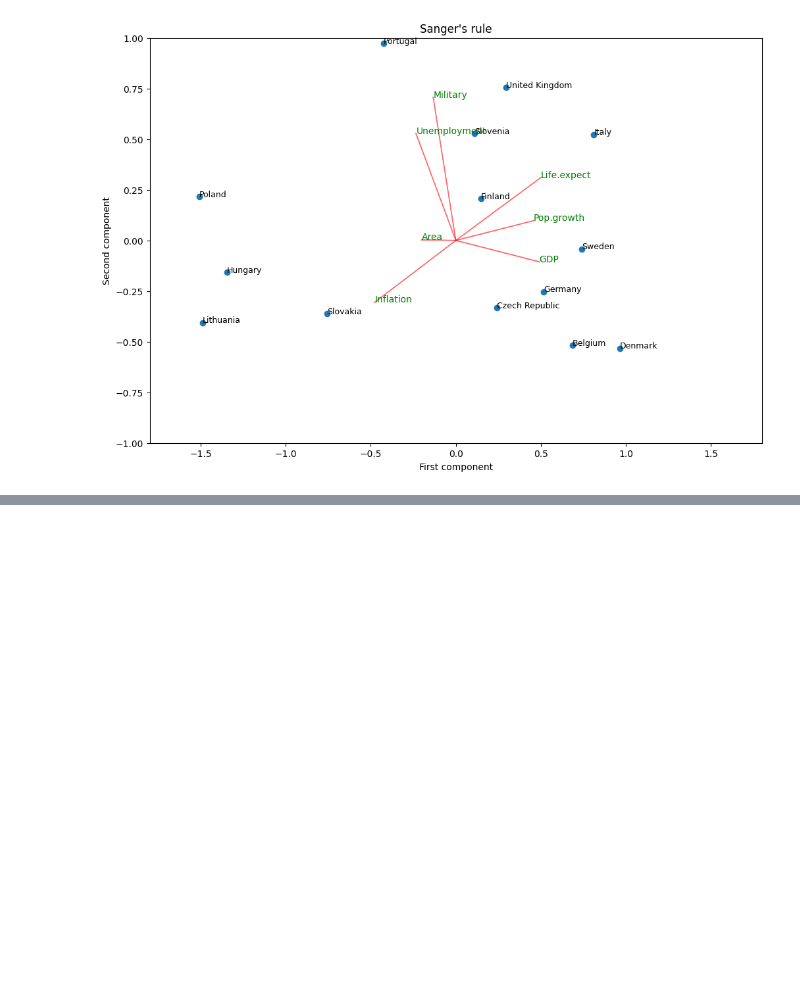
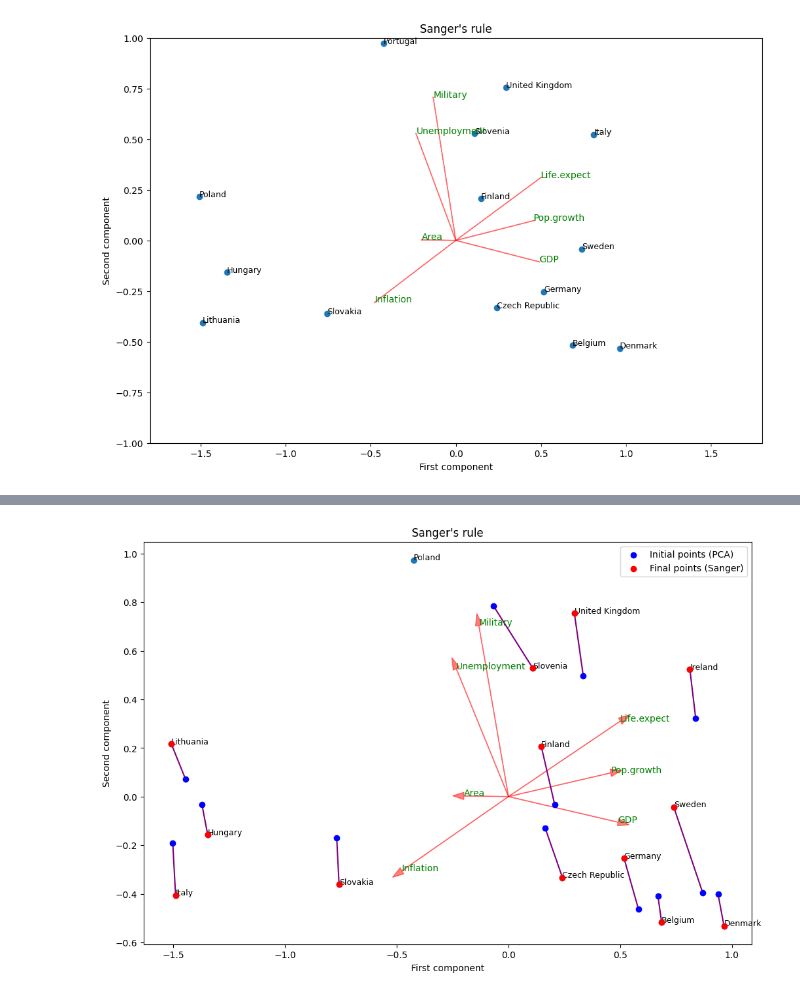
Before and after one commit to cijjas/sia, a Jupyter notebook: tp4/src/ej1.2_pcs_vs_oja.ipynb, the cells around one changed output, grey strips where cells are left out. Cells and saved outputs as stored; diff of their text form; code cells hidden in the pictures; blank space fills up the shorter version.

```diff
--- a/tp4/src/ej1.2_pcs_vs_oja.ipynb
+++ b/tp4/src/ej1.2_pcs_vs_oja.ipynb
@@ -318,6 +321,7 @@ filtered_indices = (sanger_component1 >= x1) & (sanger_component1 <= x2) & (sang
 filtered_sanger_component1 = sanger_component1[filtered_indices]
 filtered_sanger_component2 = sanger_component2[filtered_indices]
 filtered_countries = full_data.iloc[filtered_indices, 0].values  # Assuming the first column contains country names
+filtered_sanger_countries = filtered_countries
 
 plt.figure(figsize=(12, 8))  # Increase the figure size
 
@@ -348,0 +413,63 @@ Sanger's rule completed 280 epochs.
+# %%
+# Now, for the zoomed in pictures of Sanger and PCA, I want to draw the path that each country moved (From PCA to Sanger)
+
+# I already have the filtered countries for PCA in the variable filtered_countries, and the filtered countries of Sanger in filtered_sanger_countries
+
+# I will create a dictionary with the paths of each country
+country_paths = {}
+
+# I will iterate over the countries
+for country in filtered_countries:
+    # I will get the index of the country in the PCA and Sanger data
+    pca_indices = np.where(countries == country)[0]
+    sanger_indices = np.where(filtered_sanger_countries == country)[0]
+
+    # Check if the country exists in both lists
+    if len(pca_indices) > 0 and len(sanger_indices) > 0:
+        pca_index = pca_indices[0]
+        sanger_index = sanger_indices[0]
+
+        # I will get the coordinates of the country in the PCA and Sanger data
+        pca_coordinates = components[pca_index][:2]  # Ensure we only take the first two components
+        sanger_coordinates = np.array([filtered_sanger_component1[sanger_index], filtered_sanger_component2[sanger_index]])
+
+        # I will create the path
+        path = np.vstack([pca_coordinates, sanger_coordinates])
+
+        # I will add the path to the dictionary
+        country_paths[country] = path
+
+# plot the PCA and Sanger plots
+plt.figure(figsize=(12, 8))
+
+plt.scatter(filtered_sanger_component1, filtered_sanger_component2)
+plt.xlabel("First component")
+plt.ylabel("Second component")
+plt.title("Sanger's rule")
+
+# Add country names to the dots
+for i in range(len(filtered_countries)):
+    plt.text(filtered_sanger_component1[i], filtered_sanger_component2[i], filtered_countries[i], fontsize=9)
+
+# plot the loadings with arrows
+for i in range(len(features)):
+    if x1 <= sanger_lodaings_pc1[i] <= x2 and y1 <= sanger_lodaings_pc2[i] <= y2:
+        plt.arrow(0, 0, sanger_lodaings_pc1[i], sanger_lodaings_pc2[i], color='r', alpha=0.5,
+                  head_width=0.03, head_length=0.05)
+        plt.text(sanger_lodaings_pc1[i], sanger_lodaings_pc2[i], features[i], color='g')
+
+# plot the paths of the countries
+for country, path in country_paths.items():
+    plt.plot(path[:, 0], path[:, 1], color='purple', label='_nolegend_')  # Path color set to purple
+    # Plot the initial and final points
+    plt.scatter(path[0, 0], path[0, 1], color='blue', zorder=5)  # Initial point (PCA)
+    plt.scatter(path[1, 0], path[1, 1], color='red', zorder=5)   # Final point (Sanger)
+
+# Add a legend for the initial and final points
+plt.scatter([], [], color='blue', label='Initial points (PCA)')
+plt.scatter([], [], color='red', label='Final points (Sanger)')
+
+plt.legend()
+plt.show()
+# %% [output]
+[figure, added]
```
Also changed, not shown: parts of 2 cells of this notebook.
